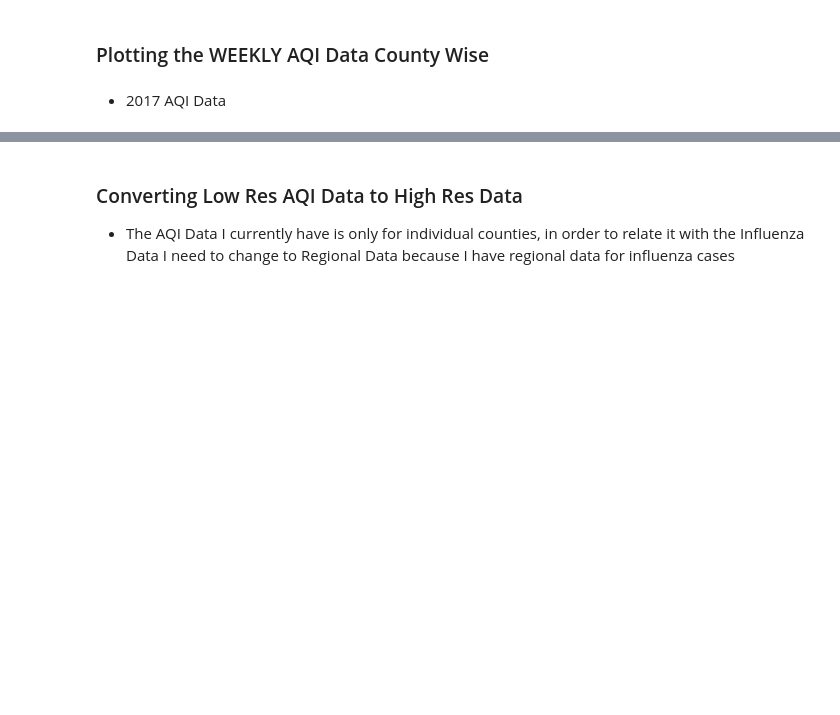
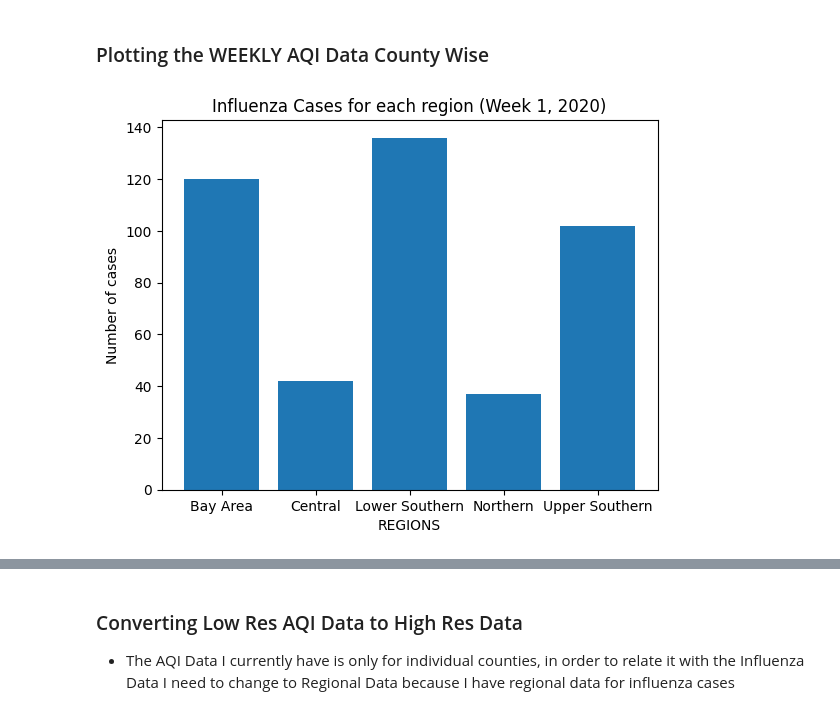
Before and after one commit to abdullahpichoo/GeoSpatialAnalysis-AQI-Impact-on-Public-Health, a Jupyter notebook: Project.ipynb, the cells around one changed output, grey strips where cells are left out. Drawn from its saved outputs; the diff is of its cells as text; code cells hidden in the pictures; blank space fills up the shorter version.

```diff
--- a/Project.ipynb
+++ b/Project.ipynb
@@ -1101,5 +1014,3 @@ plt.show()
 [figure]
 # %% [markdown]
 ### Plotting the WEEKLY AQI Data County Wise
-# %% [markdown]
-- 2017 AQI Data
@@ -1106,2 +1021,12 @@ plt.show()
+# %%
+week = combined_df_aqi.loc[combined_df_aqi["DATE_CODE"] == 202001]
+region_counts = week.groupby("REGION")["INFLUENZA_POSTIVE_CASES"].mean()
+plt.bar(region_counts.index, region_counts.values)
+plt.xlabel("REGIONS")
+plt.ylabel("Number of cases")
+plt.title("Influenza Cases for each region (Week 1, 2020)")
+plt.show()
+# %% [output]
+[figure, added]
 # %%
 week_slider = widgets.IntSlider(
```
Also changed, not shown: parts of 39 cells of this notebook, 9 other files.
